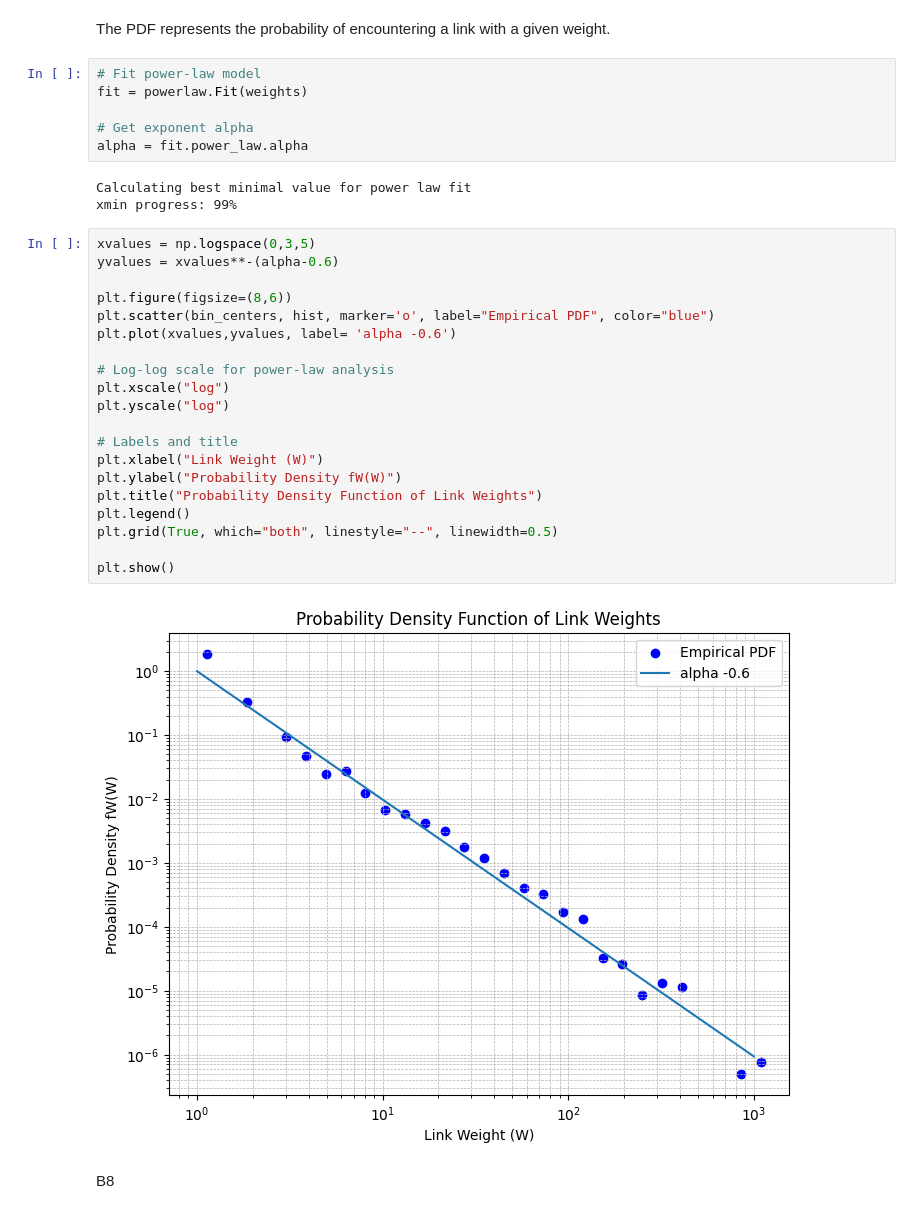
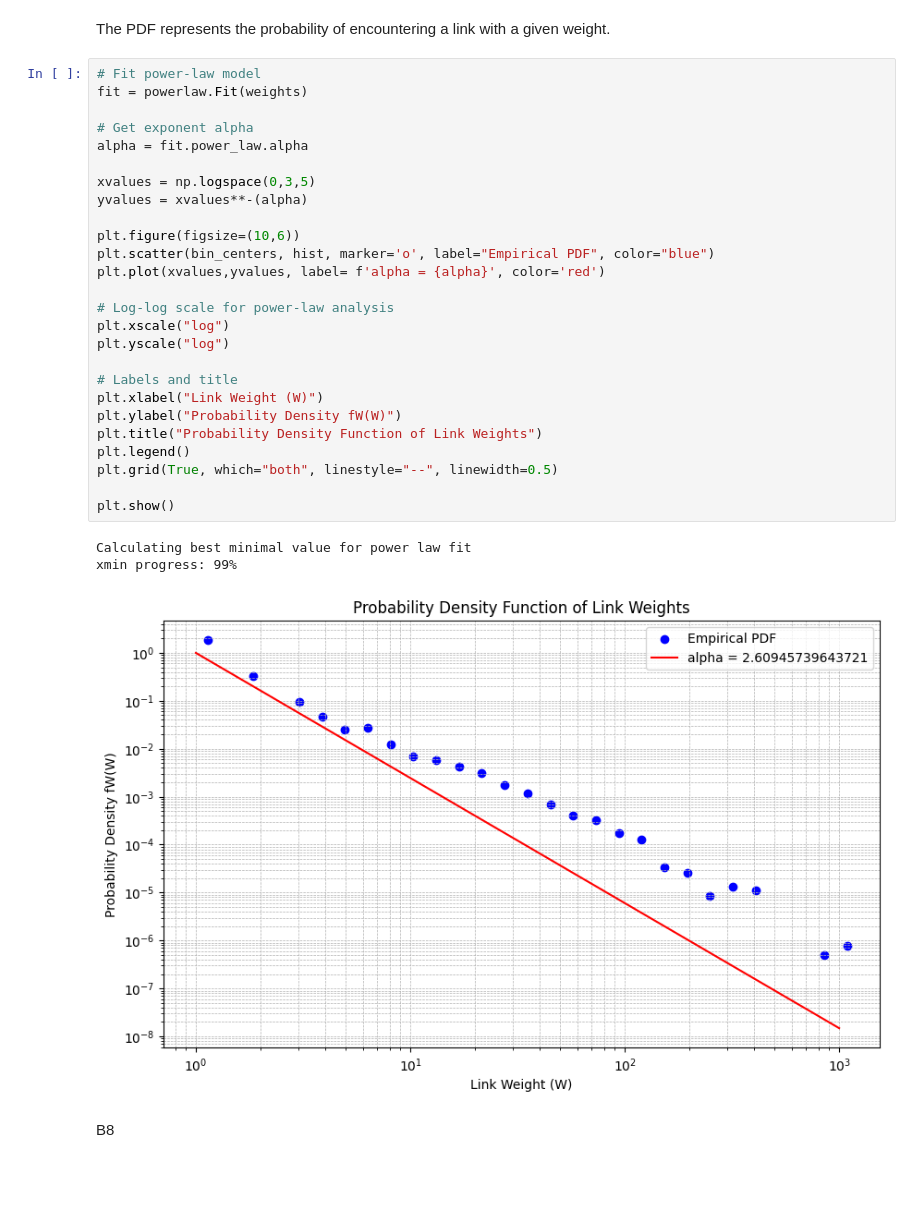
Before and after one commit to Tim-Albers/ComplexNetworks, a Jupyter notebook: Notebooks/Tim_Notebook.ipynb, the cells around one changed output. Drawn from its saved outputs; the diff is of its cells as text; blank space fills up the shorter version.

```diff
--- a/Notebooks/Tim_Notebook.ipynb
+++ b/Notebooks/Tim_Notebook.ipynb
@@ -150,36 +150,35 @@ plt.show()
 # %% [markdown]
 The PDF represents the probability of encountering a link with a given weight.
-# %%
-# Fit power-law model
-fit = powerlaw.Fit(weights)
-
-# Get exponent alpha
-alpha = fit.power_law.alpha
-# %% [output]
-Calculating best minimal value for power law fit
-xmin progress: 99%
 # %%
+# Fit power-law model
+fit = powerlaw.Fit(weights)
+
+# Get exponent alpha
+alpha = fit.power_law.alpha
+
 xvalues = np.logspace(0,3,5)
-yvalues = xvalues**-(alpha-0.6)
+yvalues = xvalues**-(alpha)
 
-plt.figure(figsize=(8,6))
+plt.figure(figsize=(10,6))
 plt.scatter(bin_centers, hist, marker='o', label="Empirical PDF", color="blue")
-plt.plot(xvalues,yvalues, label= 'alpha -0.6')
+plt.plot(xvalues,yvalues, label= f'alpha = {alpha}', color='red')
 
 # Log-log scale for power-law analysis
 plt.xscale("log")
 plt.yscale("log")
 
 # Labels and title
 plt.xlabel("Link Weight (W)")
 plt.ylabel("Probability Density fW(W)")
 plt.title("Probability Density Function of Link Weights")
 plt.legend()
 plt.grid(True, which="both", linestyle="--", linewidth=0.5)
 
 plt.show()
 # %% [output]
+Calculating best minimal value for power law fit
+xmin progress: 99%
-[figure, old version]
+[figure, new version]
 # %% [markdown]
 B8
 # %%
```
Also changed, not shown: parts of 3 cells of this notebook.
